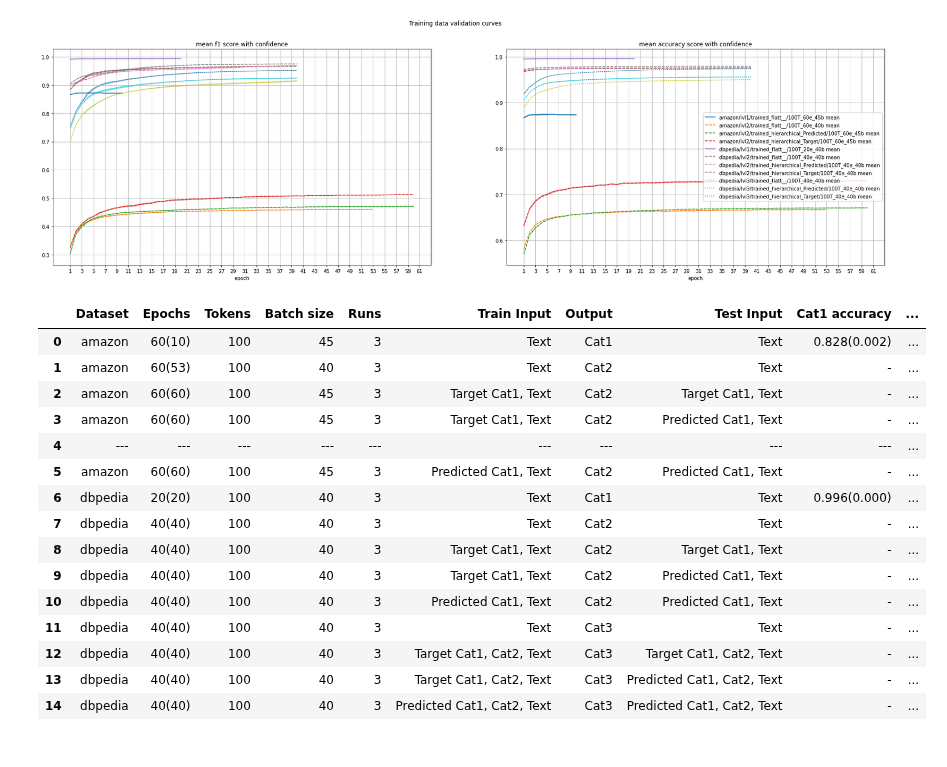
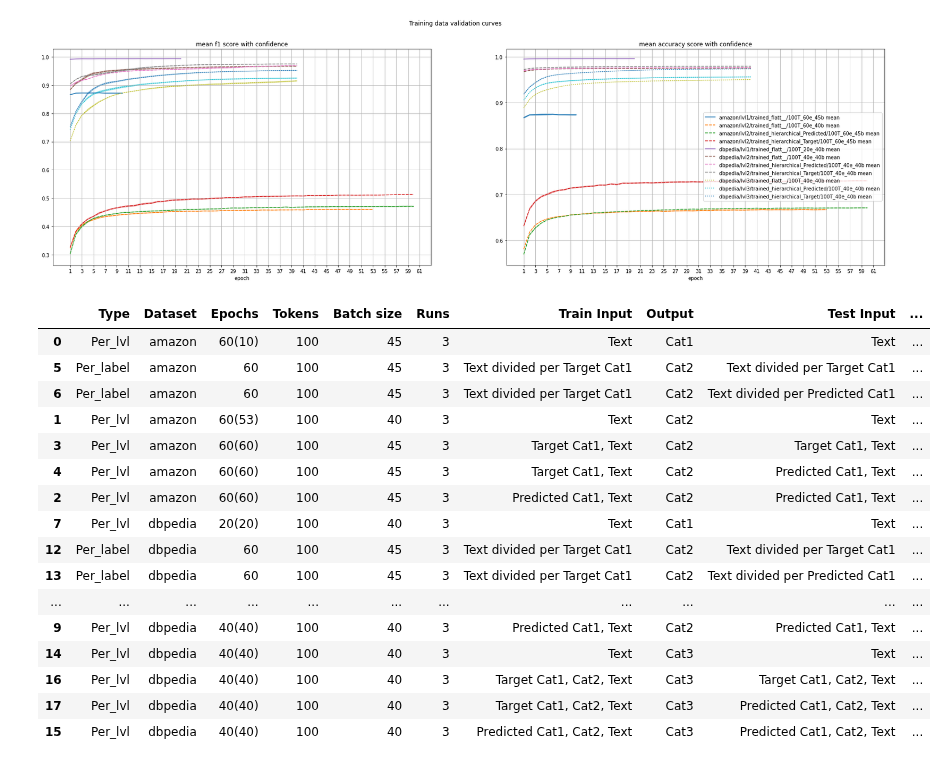
Before and after one commit to HickmannLautaro/BERT_classifier, a Jupyter notebook: Result_table_generator.ipynb, the cells around one changed output. Cells and saved outputs as stored; diff of their text form; code cells hidden in the pictures.

```diff
--- a/Result_table_generator.ipynb
+++ b/Result_table_generator.ipynb
@@ -25,21 +44,23 @@ plot_curves(models)
 [figure]
 # %%
 df=make_table(models)
+df_saved=df.copy()
 df
 # %% [output]
-|  | Dataset | Epochs | Tokens | Batch size | Runs | Train Input | Output | Test Input | Cat1 accuracy | ... |
-| 0 | amazon | 60(10) | 100 | 45 | 3 | Text | Cat1 | Text | 0.828(0.002) | ... |
-| 1 | amazon | 60(53) | 100 | 40 | 3 | Text | Cat2 | Text | - | ... |
-| 2 | amazon | 60(60) | 100 | 45 | 3 | Target Cat1, Text | Cat2 | Target Cat1, Text | - | ... |
-| 3 | amazon | 60(60) | 100 | 45 | 3 | Target Cat1, Text | Cat2 | Predicted Cat1, Text | - | ... |
-| 4 | --- | --- | --- | --- | --- | --- | --- | --- | --- | ... |
-| 5 | amazon | 60(60) | 100 | 45 | 3 | Predicted Cat1, Text | Cat2 | Predicted Cat1, Text | - | ... |
-| 6 | dbpedia | 20(20) | 100 | 40 | 3 | Text | Cat1 | Text | 0.996(0.000) | ... |
-| 7 | dbpedia | 40(40) | 100 | 40 | 3 | Text | Cat2 | Text | - | ... |
-| 8 | dbpedia | 40(40) | 100 | 40 | 3 | Target Cat1, Text | Cat2 | Target Cat1, Text | - | ... |
-| 9 | dbpedia | 40(40) | 100 | 40 | 3 | Target Cat1, Text | Cat2 | Predicted Cat1, Text | - | ... |
-| 10 | dbpedia | 40(40) | 100 | 40 | 3 | Predicted Cat1, Text | Cat2 | Predicted Cat1, Text | - | ... |
-| 11 | dbpedia | 40(40) | 100 | 40 | 3 | Text | Cat3 | Text | - | ... |
-| 12 | dbpedia | 40(40) | 100 | 40 | 3 | Target Cat1, Cat2, Text | Cat3 | Target Cat1, Cat2, Text | - | ... |
-| 13 | dbpedia | 40(40) | 100 | 40 | 3 | Target Cat1, Cat2, Text | Cat3 | Predicted Cat1, Cat2, Text | - | ... |
-| 14 | dbpedia | 40(40) | 100 | 40 | 3 | Predicted Cat1, Cat2, Text | Cat3 | Predicted Cat1, Cat2, Text | - | ... |
+|  | Type | Dataset | Epochs | Tokens | Batch size | Runs | Train Input | Output | Test Input | ... |
+| 0 | Per_lvl | amazon | 60(10) | 100 | 45 | 3 | Text | Cat1 | Text | ... |
+| 5 | Per_label | amazon | 60 | 100 | 45 | 3 | Text divided per Target Cat1 | Cat2 | Text divided per Target Cat1 | ... |
+| 6 | Per_label | amazon | 60 | 100 | 45 | 3 | Text divided per Target Cat1 | Cat2 | Text divided per Predicted Cat1 | ... |
+| 1 | Per_lvl | amazon | 60(53) | 100 | 40 | 3 | Text | Cat2 | Text | ... |
+| 3 | Per_lvl | amazon | 60(60) | 100 | 45 | 3 | Target Cat1, Text | Cat2 | Target Cat1, Text | ... |
+| 4 | Per_lvl | amazon | 60(60) | 100 | 45 | 3 | Target Cat1, Text | Cat2 | Predicted Cat1, Text | ... |
+| 2 | Per_lvl | amazon | 60(60) | 100 | 45 | 3 | Predicted Cat1, Text | Cat2 | Predicted Cat1, Text | ... |
+| 7 | Per_lvl | dbpedia | 20(20) | 100 | 40 | 3 | Text | Cat1 | Text | ... |
+| 12 | Per_label | dbpedia | 60 | 100 | 45 | 3 | Text divided per Target Cat1 | Cat2 | Text divided per Target Cat1 | ... |
+| 13 | Per_label | dbpedia | 60 | 100 | 45 | 3 | Text divided per Target Cat1 | Cat2 | Text divided per Predicted Cat1 | ... |
+| ... | ... | ... | ... | ... | ... | ... | ... | ... | ... | ... |
+| 9 | Per_lvl | dbpedia | 40(40) | 100 | 40 | 3 | Predicted Cat1, Text | Cat2 | Predicted Cat1, Text | ... |
+| 14 | Per_lvl | dbpedia | 40(40) | 100 | 40 | 3 | Text | Cat3 | Text | ... |
+| 16 | Per_lvl | dbpedia | 40(40) | 100 | 40 | 3 | Target Cat1, Cat2, Text | Cat3 | Target Cat1, Cat2, Text | ... |
+| 17 | Per_lvl | dbpedia | 40(40) | 100 | 40 | 3 | Target Cat1, Cat2, Text | Cat3 | Predicted Cat1, Cat2, Text | ... |
+| 15 | Per_lvl | dbpedia | 40(40) | 100 | 40 | 3 | Predicted Cat1, Cat2, Text | Cat3 | Predicted Cat1, Cat2, Text | ... |
```
Also changed, not shown: parts of 7 cells of this notebook, 6 other files.
